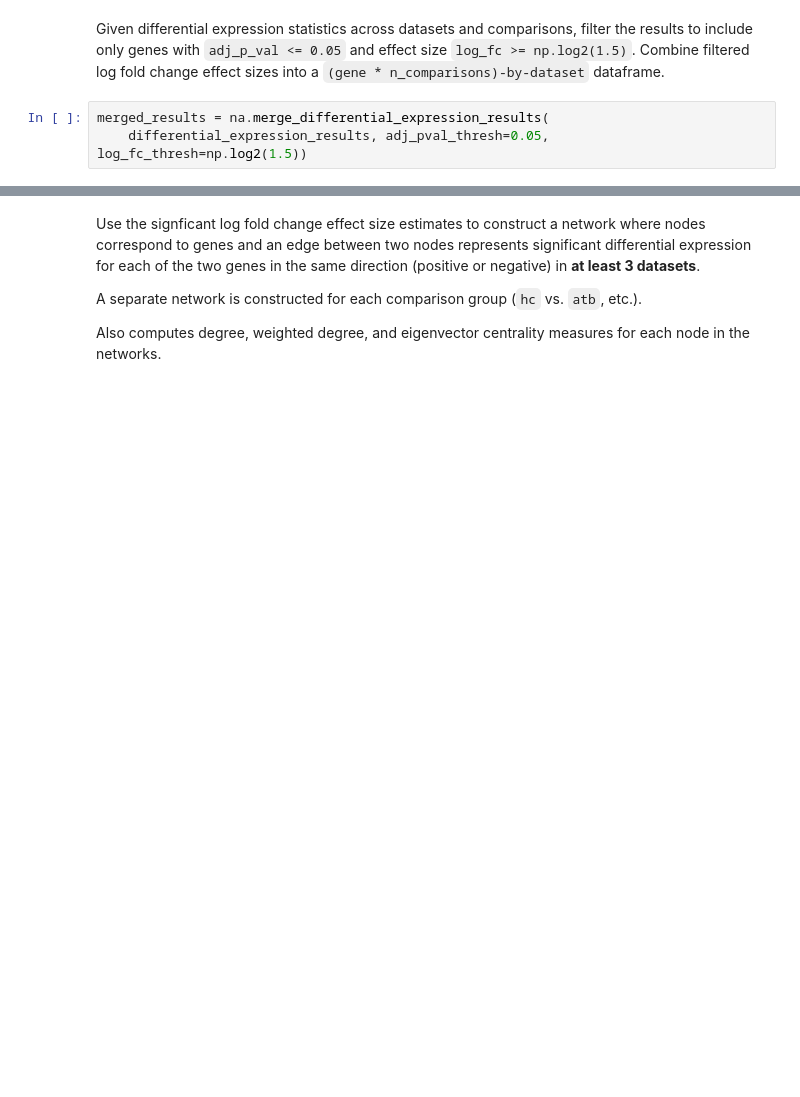
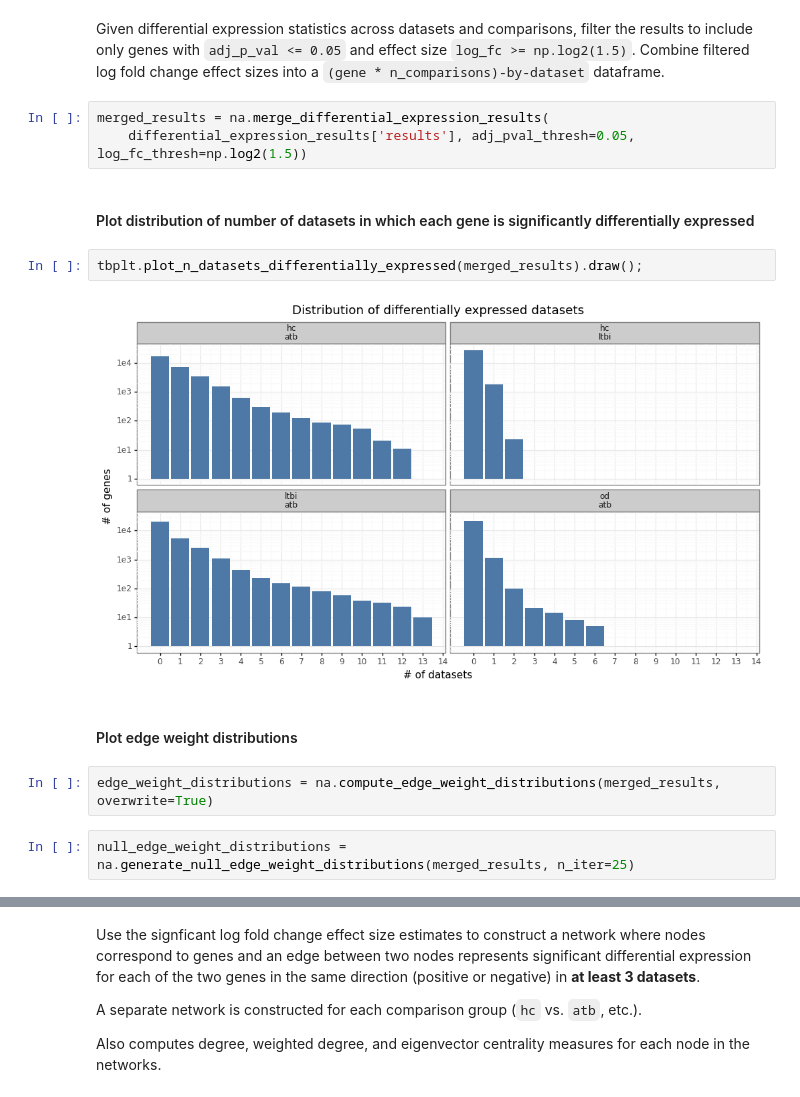
Before and after one commit to liameabbott/tb-gene-signature-pipeline, a Jupyter notebook: notebooks/network-analysis.ipynb, the cells around one changed output, grey strips where cells are left out. Drawn from its saved outputs; the diff is of its cells as text; blank space fills up the shorter version.

```diff
--- a/notebooks/network-analysis.ipynb
+++ b/notebooks/network-analysis.ipynb
@@ -27,4 +58,16 @@ only genes with `adj_p_val <= 0.05` and effect size `log_fc >= np.log2(1.5)`. Co
 change effect sizes into a ``(gene * n_comparisons)-by-dataset`` dataframe.
 # %%
 merged_results = na.merge_differential_expression_results(
-    differential_expression_results, adj_pval_thresh=0.05, log_fc_thresh=np.log2(1.5))
+    differential_expression_results['results'], adj_pval_thresh=0.05, log_fc_thresh=np.log2(1.5))
+# %% [markdown]
+#### Plot distribution of number of datasets in which each gene is significantly differentially expressed
+# %%
+tbplt.plot_n_datasets_differentially_expressed(merged_results).draw();
+# %% [output]
+[figure, added]
+# %% [markdown]
+#### Plot edge weight distributions
+# %%
+edge_weight_distributions = na.compute_edge_weight_distributions(merged_results, overwrite=True)
+# %%
+null_edge_weight_distributions = na.generate_null_edge_weight_distributions(merged_results, n_iter=25)
```
Also changed, not shown: parts of 43 cells of this notebook, 44 other files.
